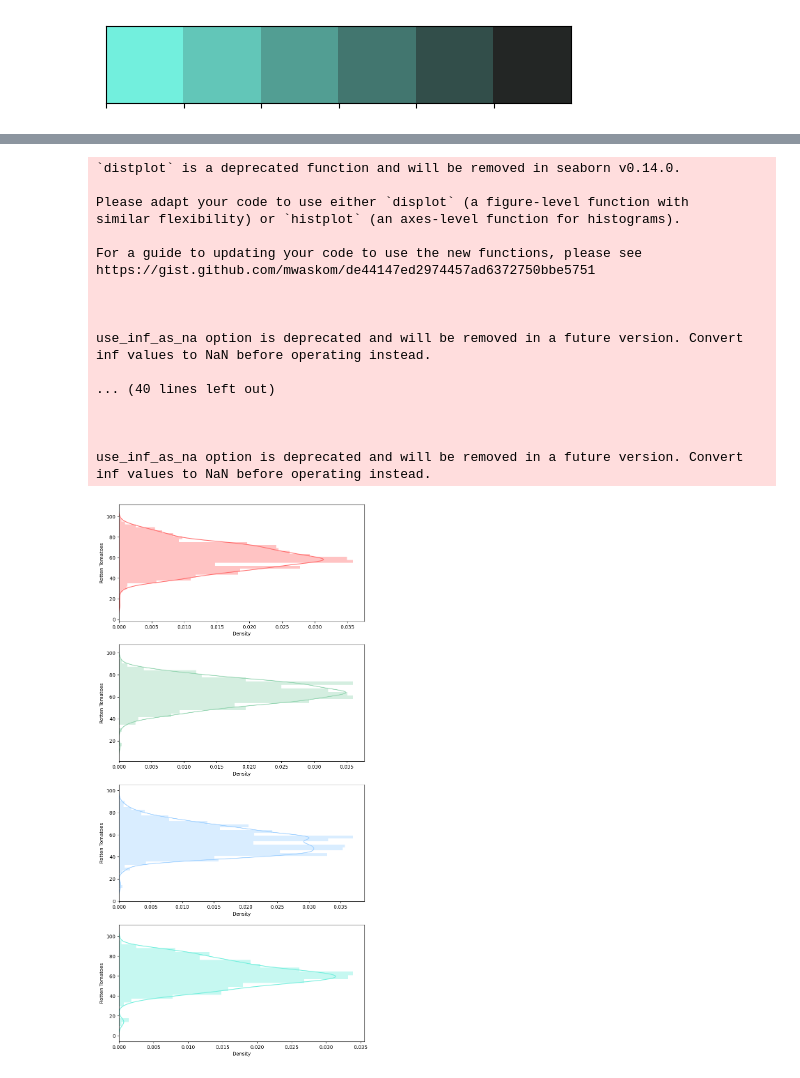
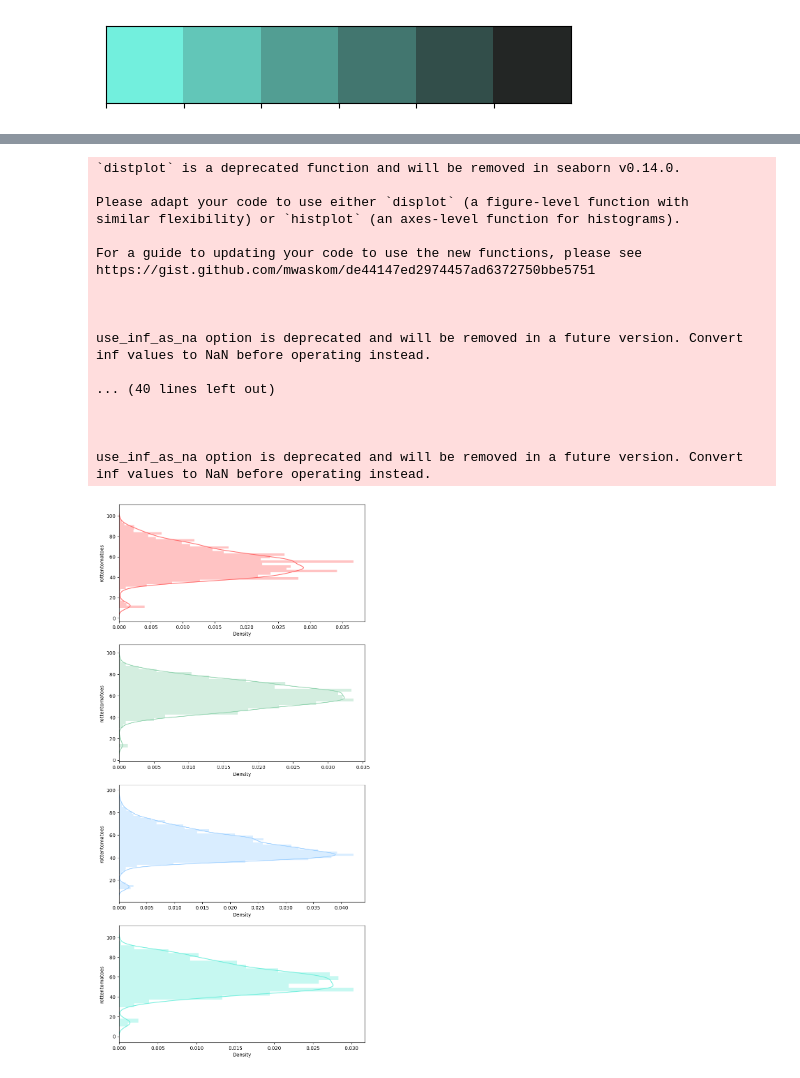
Before and after one commit to RoFigueroa18/Project-3, a Jupyter notebook: DashBoards Movies.ipynb, the cells around one changed output, grey strips where cells are left out. Drawn from its saved outputs; the diff is of its cells as text; code cells hidden in the pictures.

```diff
--- a/DashBoards Movies.ipynb
+++ b/DashBoards Movies.ipynb
@@ -158,7 +158,7 @@ fig.add_trace(go.Indicator(
 fig.update_layout(height=800)
 fig.show()
 # %%
-df_movies['Rotten Tomatoes'] = df_movies['Rotten Tomatoes'].str.split('/').str[0]
+df_movies['rottentomatoes'] = df_movies['rottentomatoes'].str.split('/').str[0]
 # %%
 def kde(i,dataframe,platform,c):
     plt.subplot(i)
@@ -220,42 +220,41 @@ fig.show()
 df_m = df_movies.copy()
 df_m = df_m.dropna()
 
-df_m['Rotten Tomatoes']=df_m['Rotten Tomatoes'].str.replace('%','')
-df_m['Rotten Tomatoes']=df_m['Rotten Tomatoes'].astype(str).astype(int)
+df_m['rottentomatoes']=df_m['rottentomatoes'].astype(str).astype(int)
 # %%
-df_m=df_m.sort_values(by='Rotten Tomatoes', ascending=False)
+df_m=df_m.sort_values(by='rottentomatoes', ascending=False)
 rating = df_m[0:20]
 # %%
 def dist(i,dataframe,platform,c):
     plt.subplot(i)
     dataframe=dataframe.loc[dataframe[platform] == 1]
-    sns.distplot(dataframe['Rotten Tomatoes'], color=custom_colors[c],vertical=True)
+    sns.distplot(dataframe['rottentomatoes'], color=custom_colors[c],vertical=True)
 # %%
 plt.figure(figsize = (20, 20))
 
 dist(421,df_m,'Netflix',0)
 dist(423,df_m,'Hulu',1)
-dist(425,df_m,'Prime Video',2)
-dist(427,df_m,'Disney+',3)
+dist(425,df_m,'PrimeVideo',2)
+dist(427,df_m,'Disney',3)
 # %% [output]
 `distplot` is a deprecated function and will be removed in seaborn v0.14.0.
 
 Please adapt your code to use either `displot` (a figure-level function with
 similar flexibility) or `histplot` (an axes-level function for histograms).
 
 For a guide to updating your code to use the new functions, please see
 https://gist.github.com/mwaskom/de44147ed2974457ad6372750bbe5751
 
 
 
 use_inf_as_na option is deprecated and will be removed in a future version. Convert inf values to NaN before operating instead.
 
 ... (40 lines left out)
 
 
 
 use_inf_as_na option is deprecated and will be removed in a future version. Convert inf values to NaN before operating instead.
-[figure, old version]
+[figure, new version]
 # %%
 # Crear una copia del DataFrame y limpiar los datos
 df_m = df_movies.copy()
```
Also changed, not shown: parts of 7 cells of this notebook, 1 other file.
